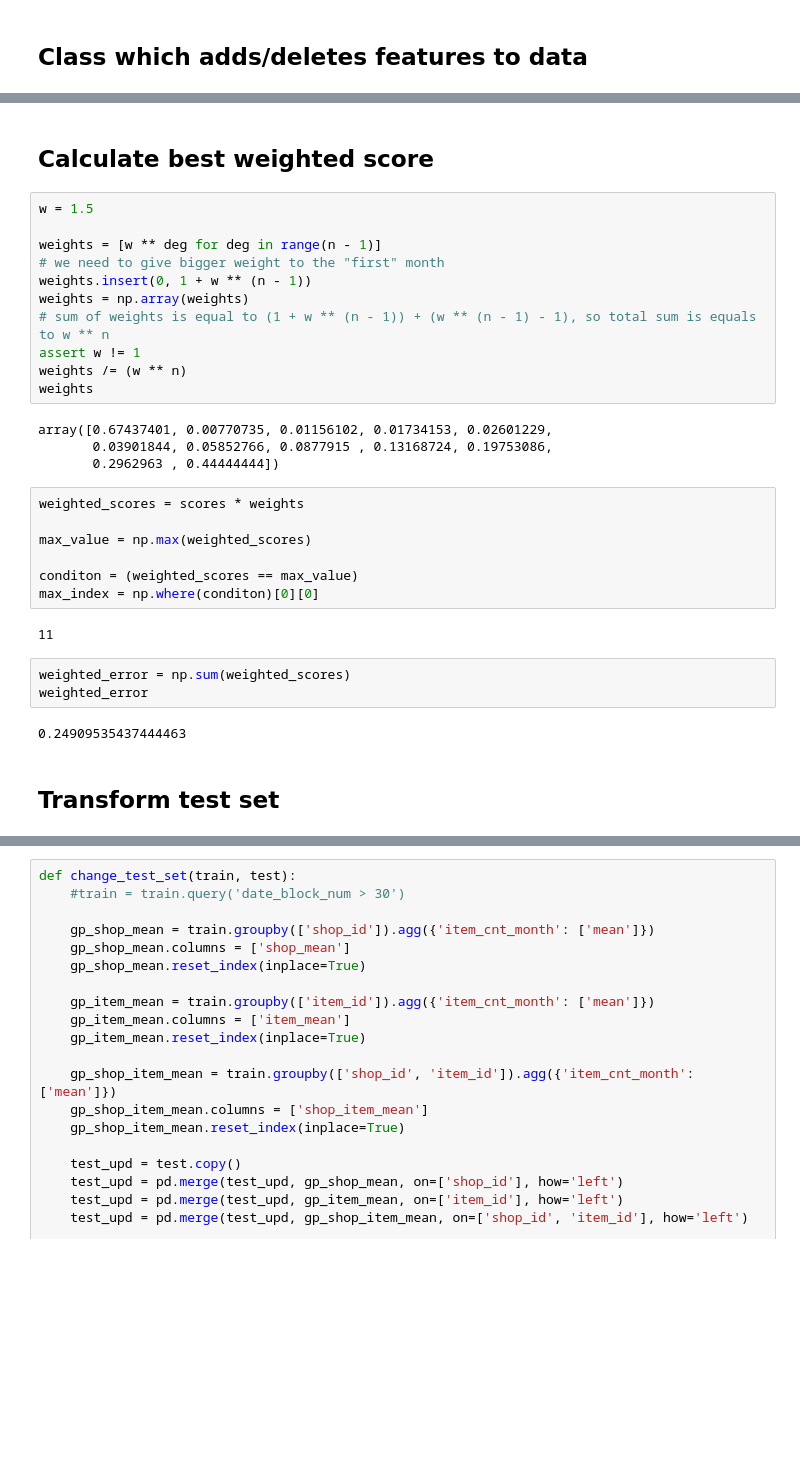
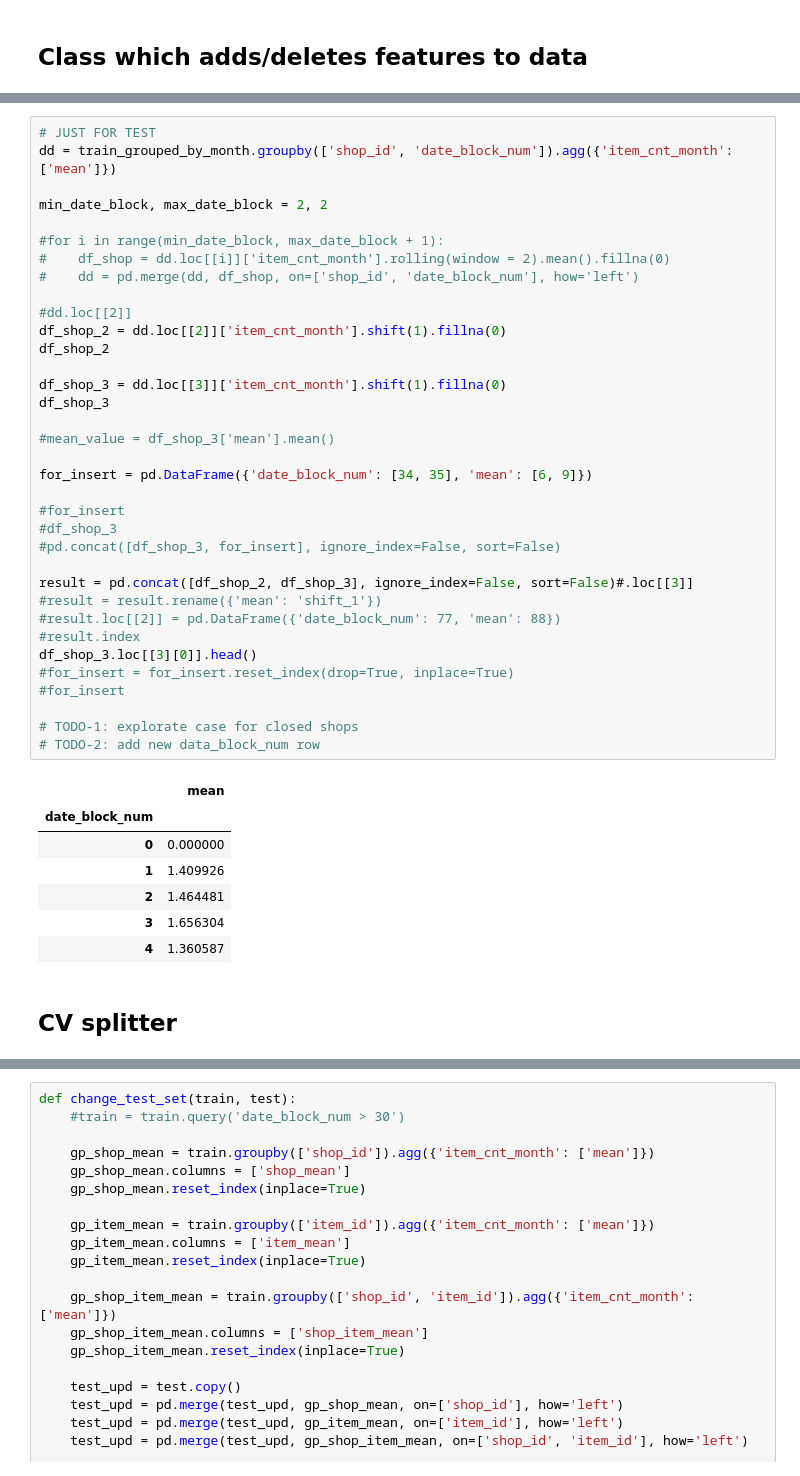
Before and after one commit to Evgeniy-2000/ML_practice_project, a Jupyter notebook: Main.ipynb, the cells around one changed output, grey strips where cells are left out. Drawn from its saved outputs; the diff is of its cells as text; blank space fills up the shorter version.

```diff
--- a/Main.ipynb
+++ b/Main.ipynb
@@ -794,33 +613,45 @@ scores[max_index]
-# %% [markdown]
-## Calculate best weighted score
-# %%
-w = 1.5
-
-weights = [w ** deg for deg in range(n - 1)]
-# we need to give bigger weight to the "first" month
-weights.insert(0, 1 + w ** (n - 1))
-weights = np.array(weights)
-# sum of weights is equal to (1 + w ** (n - 1)) + (w ** (n - 1) - 1), so total sum is equals to w ** n
-assert w != 1
-weights /= (w ** n)
-weights
-# %% [output]
-array([0.67437401, 0.00770735, 0.01156102, 0.01734153, 0.02601229,
-       0.03901844, 0.05852766, 0.0877915 , 0.13168724, 0.19753086,
-       0.2962963 , 0.44444444])
-# %%
-weighted_scores = scores * weights
-
-max_value = np.max(weighted_scores)
-
-conditon = (weighted_scores == max_value)
-max_index = np.where(conditon)[0][0]
-# %% [output]
-11
-# %%
-weighted_error = np.sum(weighted_scores)
-weighted_error
-# %% [output]
-0.24909535437444463
-# %% [markdown]
-## Transform test set
+# %%
+# JUST FOR TEST
+dd = train_grouped_by_month.groupby(['shop_id', 'date_block_num']).agg({'item_cnt_month': ['mean']})
+
+min_date_block, max_date_block = 2, 2
+
+#for i in range(min_date_block, max_date_block + 1):
+#    df_shop = dd.loc[[i]]['item_cnt_month'].rolling(window = 2).mean().fillna(0)
+#    dd = pd.merge(dd, df_shop, on=['shop_id', 'date_block_num'], how='left')
+
+#dd.loc[[2]]
+df_shop_2 = dd.loc[[2]]['item_cnt_month'].shift(1).fillna(0)
+df_shop_2
+
+df_shop_3 = dd.loc[[3]]['item_cnt_month'].shift(1).fillna(0)
+df_shop_3
+
+#mean_value = df_shop_3['mean'].mean()
+
+for_insert = pd.DataFrame({'date_block_num': [34, 35], 'mean': [6, 9]})
+
+#for_insert
+#df_shop_3
+#pd.concat([df_shop_3, for_insert], ignore_index=False, sort=False)
+
+result = pd.concat([df_shop_2, df_shop_3], ignore_index=False, sort=False)#.loc[[3]]
+#result = result.rename({'mean': 'shift_1'})
+#result.loc[[2]] = pd.DataFrame({'date_block_num': 77, 'mean': 88})
+#result.index
+df_shop_3.loc[[3][0]].head()
+#for_insert = for_insert.reset_index(drop=True, inplace=True)
+#for_insert
+
+# TODO-1: explorate case for closed shops
+# TODO-2: add new data_block_num row
+# %% [output]
+|  | mean |
+| date_block_num |  |
+| 0 | 0.000000 |
+| 1 | 1.409926 |
+| 2 | 1.464481 |
+| 3 | 1.656304 |
+| 4 | 1.360587 |
+# %% [markdown]
+## CV splitter
```
Also changed, not shown: parts of 41 cells of this notebook.
